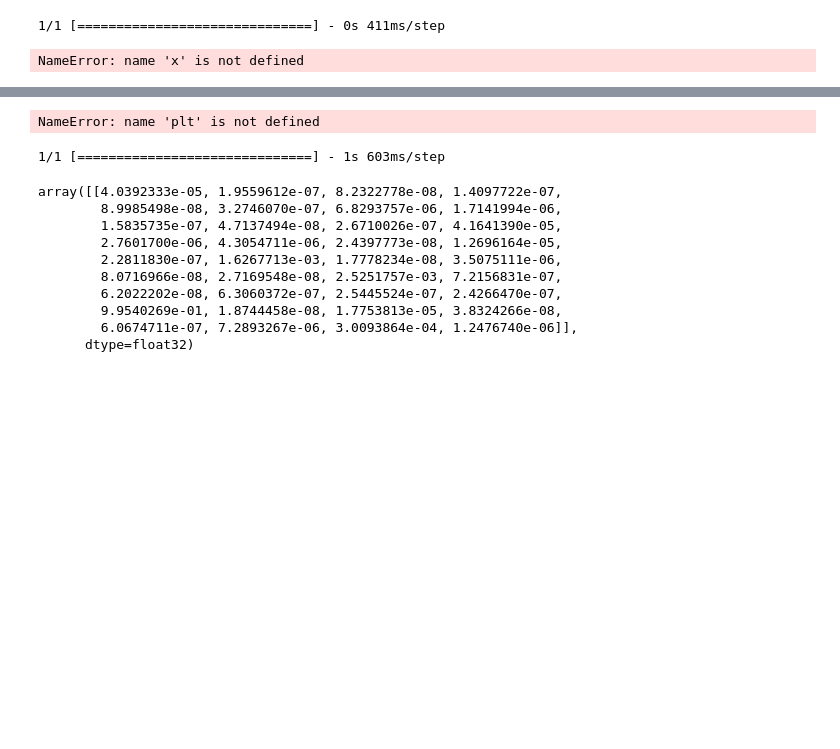
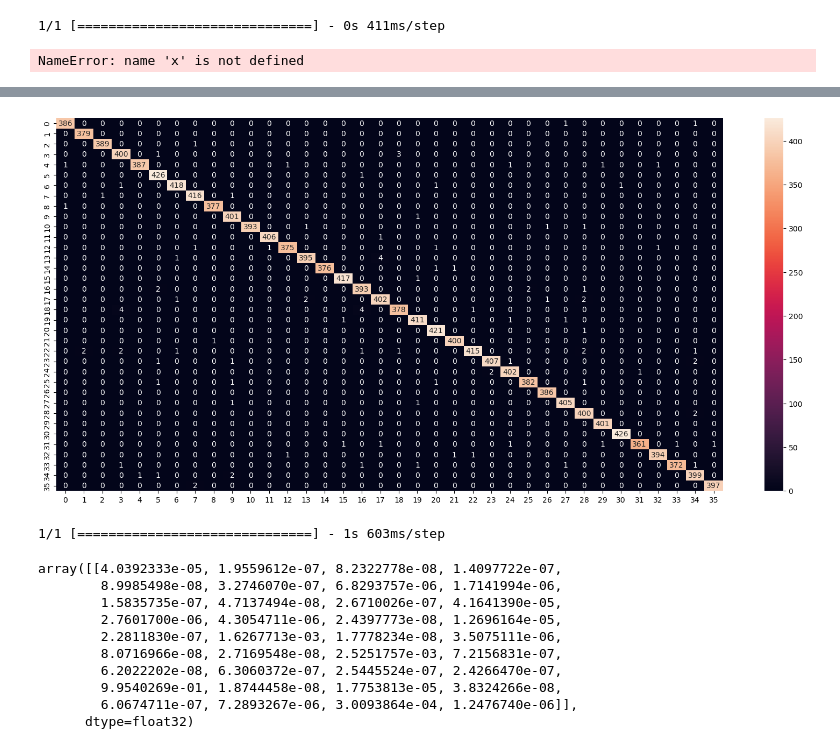
Before and after one commit to PratyushKattel/Digit_classifier, a Jupyter notebook: notebooks/classifying_alpha.ipynb, the cells around one changed output, grey strips where cells are left out. Drawn from its saved outputs; the diff is of its cells as text; code cells hidden in the pictures; blank space fills up the shorter version.

Commit message:
visualizations

```diff
--- a/notebooks/classifying_alpha.ipynb
+++ b/notebooks/classifying_alpha.ipynb
@@ -142,8 +150,8 @@ NameError: name 'model' is not defined
 # %%
 #drawing confusion matrix
+plt.figure(figsize=(20,9))
 import seaborn as sns
-plt.figure(figsize=(30,30))
 sns.heatmap(confusion_matrix(y_test,y_pred),annot=True,fmt='d')
 plt.show()
 # %% [output]
-NameError: name 'plt' is not defined
+[figure, added]
```
Also changed, not shown: parts of 4 cells of this notebook, 2 other files.
